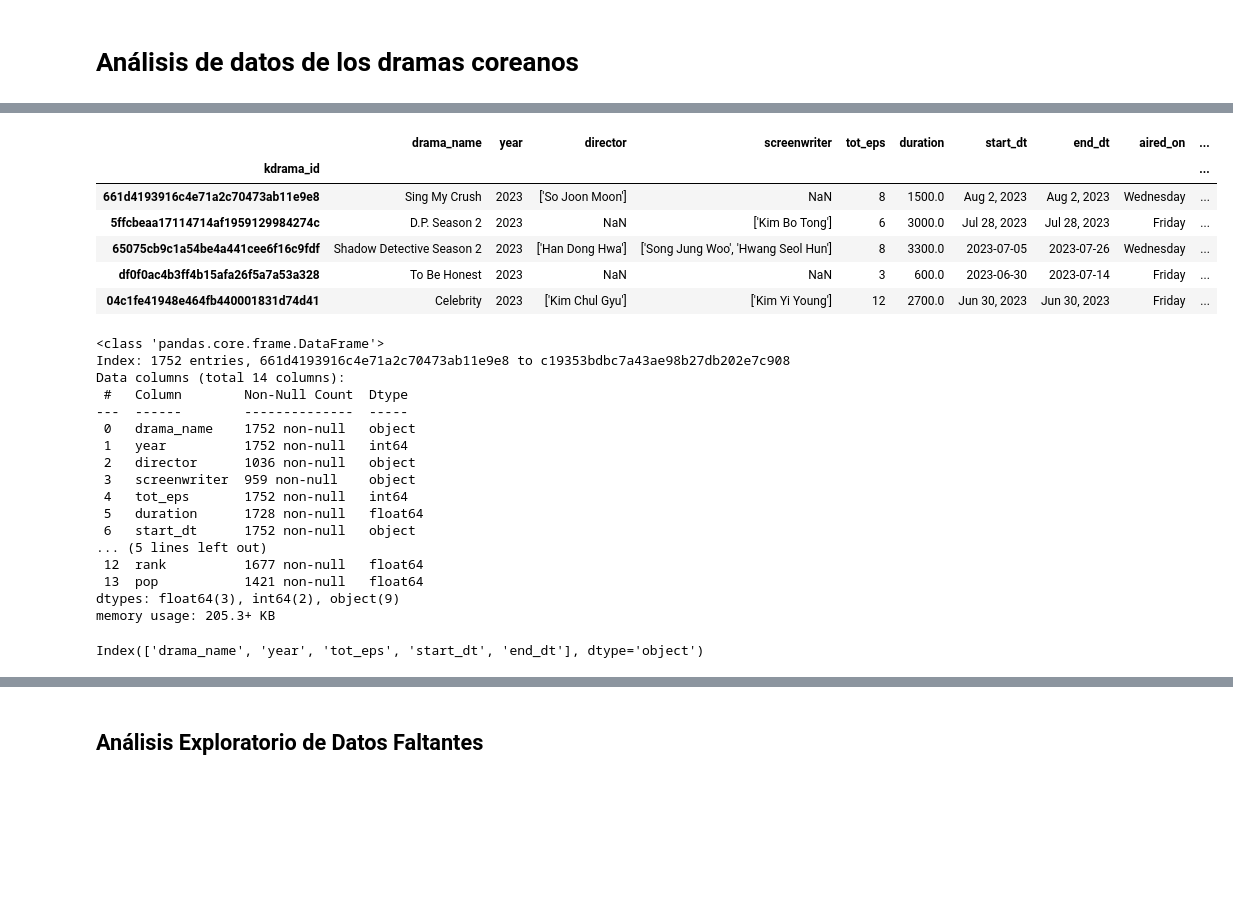
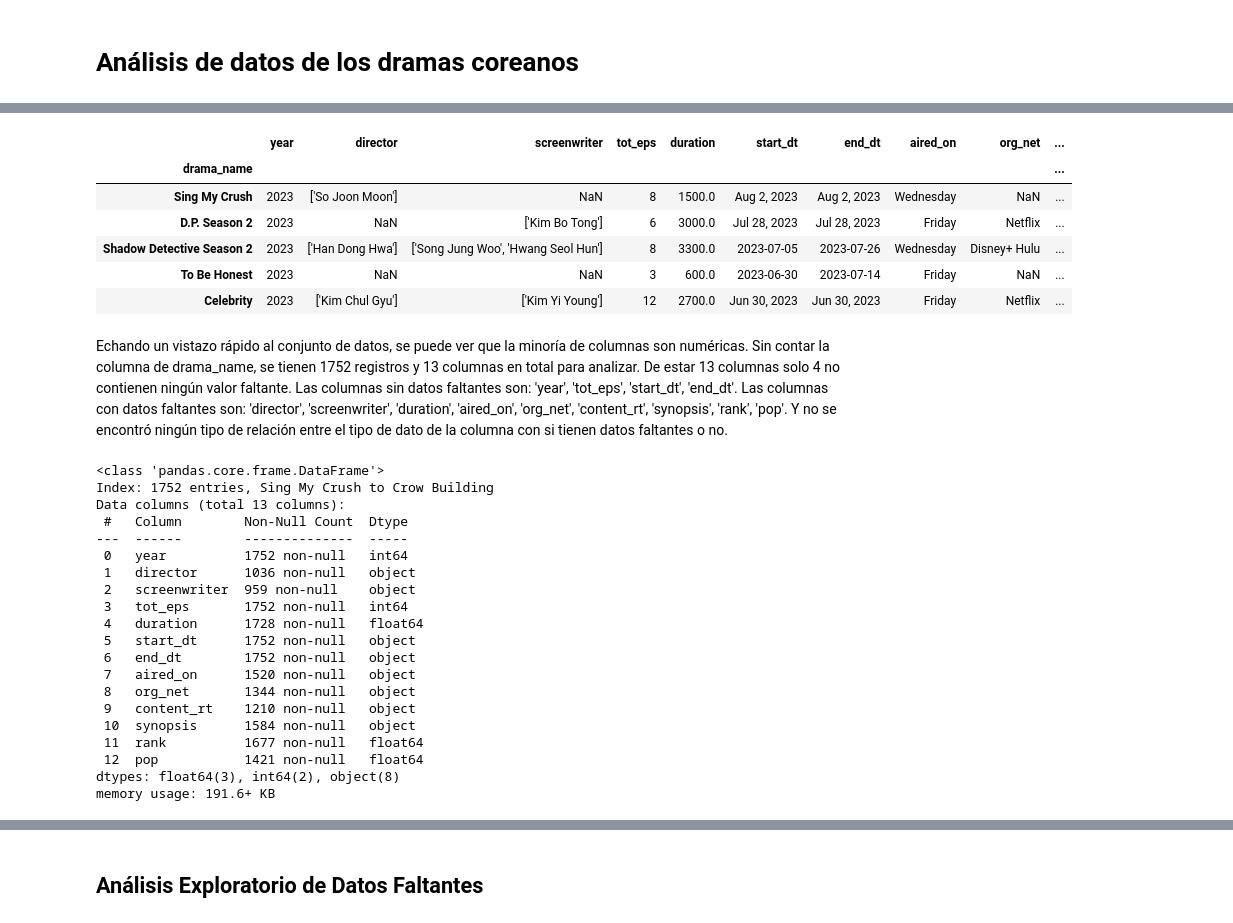
Before and after one commit to gfranciscoerazom/analysis-k-dramas, a Jupyter notebook: jupyternotebook/korean_drama.ipynb, the cells around one changed output, grey strips where cells are left out. Cells and saved outputs as stored; diff of their text form; code cells hidden in the pictures; blank space fills up the shorter version.

```diff
--- a/jupyternotebook/korean_drama.ipynb
+++ b/jupyternotebook/korean_drama.ipynb
@@ -9,43 +31,44 @@ from rich import print
 # %%
 k_dramas: pd.DataFrame = (
     pd.read_csv(
         './../data/csv/korean_drama.csv',
         na_filter=True,
         na_values=[99999, 'Not Yet Rated']
     )
-    .drop(columns=['type', 'country'])
+    .drop(columns=['type', 'country', 'kdrama_id'])
 )
-k_dramas.set_index('kdrama_id', inplace=True)
+k_dramas.set_index('drama_name', inplace=True)
 k_dramas.head()
 # %% [output]
-|  | drama_name | year | director | screenwriter | tot_eps | duration | start_dt | end_dt | aired_on | ... |
-| kdrama_id |  |  |  |  |  |  |  |  |  | ... |
-| 661d4193916c4e71a2c70473ab11e9e8 | Sing My Crush | 2023 | ['So Joon Moon'] | NaN | 8 | 1500.0 | Aug 2, 2023 | Aug 2, 2023 | Wednesday | ... |
-| 5ffcbeaa17114714af1959129984274c | D.P. Season 2 | 2023 | NaN | ['Kim Bo Tong'] | 6 | 3000.0 | Jul 28, 2023 | Jul 28, 2023 | Friday | ... |
-| 65075cb9c1a54be4a441cee6f16c9fdf | Shadow Detective Season 2 | 2023 | ['Han Dong Hwa'] | ['Song Jung Woo', 'Hwang Seol Hun'] | 8 | 3300.0 | 2023-07-05 | 2023-07-26 | Wednesday | ... |
-| df0f0ac4b3ff4b15afa26f5a7a53a328 | To Be Honest | 2023 | NaN | NaN | 3 | 600.0 | 2023-06-30 | 2023-07-14 | Friday | ... |
-| 04c1fe41948e464fb440001831d74d41 | Celebrity | 2023 | ['Kim Chul Gyu'] | ['Kim Yi Young'] | 12 | 2700.0 | Jun 30, 2023 | Jun 30, 2023 | Friday | ... |
+|  | year | director | screenwriter | tot_eps | duration | start_dt | end_dt | aired_on | org_net | ... |
+| drama_name |  |  |  |  |  |  |  |  |  | ... |
+| Sing My Crush | 2023 | ['So Joon Moon'] | NaN | 8 | 1500.0 | Aug 2, 2023 | Aug 2, 2023 | Wednesday | NaN | ... |
+| D.P. Season 2 | 2023 | NaN | ['Kim Bo Tong'] | 6 | 3000.0 | Jul 28, 2023 | Jul 28, 2023 | Friday | Netflix | ... |
+| Shadow Detective Season 2 | 2023 | ['Han Dong Hwa'] | ['Song Jung Woo', 'Hwang Seol Hun'] | 8 | 3300.0 | 2023-07-05 | 2023-07-26 | Wednesday | Disney+ Hulu | ... |
+| To Be Honest | 2023 | NaN | NaN | 3 | 600.0 | 2023-06-30 | 2023-07-14 | Friday | NaN | ... |
+| Celebrity | 2023 | ['Kim Chul Gyu'] | ['Kim Yi Young'] | 12 | 2700.0 | Jun 30, 2023 | Jun 30, 2023 | Friday | Netflix | ... |
+# %% [markdown]
+Echando un vistazo rápido al conjunto de datos, se puede ver que la minoría de columnas son numéricas. Sin contar la columna de drama_name, se tienen 1752 registros y 13 columnas en total para analizar. De estar 13 columnas solo 4 no contienen ningún valor faltante. Las columnas sin datos faltantes son: 'year', 'tot_eps', 'start_dt', 'end_dt'. Las columnas con datos faltantes son: 'director', 'screenwriter', 'duration', 'aired_on', 'org_net', 'content_rt', 'synopsis', 'rank', 'pop'. Y no se encontró ningún tipo de relación entre el tipo de dato de la columna con si tienen datos faltantes o no.
 # %%
 k_dramas.info()
 # %% [output]
 <class 'pandas.core.frame.DataFrame'>
-Index: 1752 entries, 661d4193916c4e71a2c70473ab11e9e8 to c19353bdbc7a43ae98b27db202e7c908
-Data columns (total 14 columns):
+Index: 1752 entries, Sing My Crush to Crow Building
+Data columns (total 13 columns):
  #   Column        Non-Null Count  Dtype
 ---  ------        --------------  -----
- 0   drama_name    1752 non-null   object
- 1   year          1752 non-null   int64
- 2   director      1036 non-null   object
- 3   screenwriter  959 non-null    object
- 4   tot_eps       1752 non-null   int64
- 5   duration      1728 non-null   float64
- 6   start_dt      1752 non-null   object
-... (5 lines left out)
- 12  rank          1677 non-null   float64
- 13  pop           1421 non-null   float64
-dtypes: float64(3), int64(2), object(9)
-memory usage: 205.3+ KB
+ 0   year          1752 non-null   int64
+ 1   director      1036 non-null   object
+ 2   screenwriter  959 non-null    object
+ 3   tot_eps       1752 non-null   int64
+ 4   duration      1728 non-null   float64
+ 5   start_dt      1752 non-null   object
+ 6   end_dt        1752 non-null   object
+ 7   aired_on      1520 non-null   object
+ 8   org_net       1344 non-null   object
+ 9   content_rt    1210 non-null   object
+ 10  synopsis      1584 non-null   object
+ 11  rank          1677 non-null   float64
+ 12  pop           1421 non-null   float64
+dtypes: float64(3), int64(2), object(8)
+memory usage: 191.6+ KB
-# %%
-k_dramas.missing_data.columns_without_na
-# %% [output]
-Index(['drama_name', 'year', 'tot_eps', 'start_dt', 'end_dt'], dtype='object')
```
Also changed, not shown: parts of 34 cells of this notebook, 1 other file.
